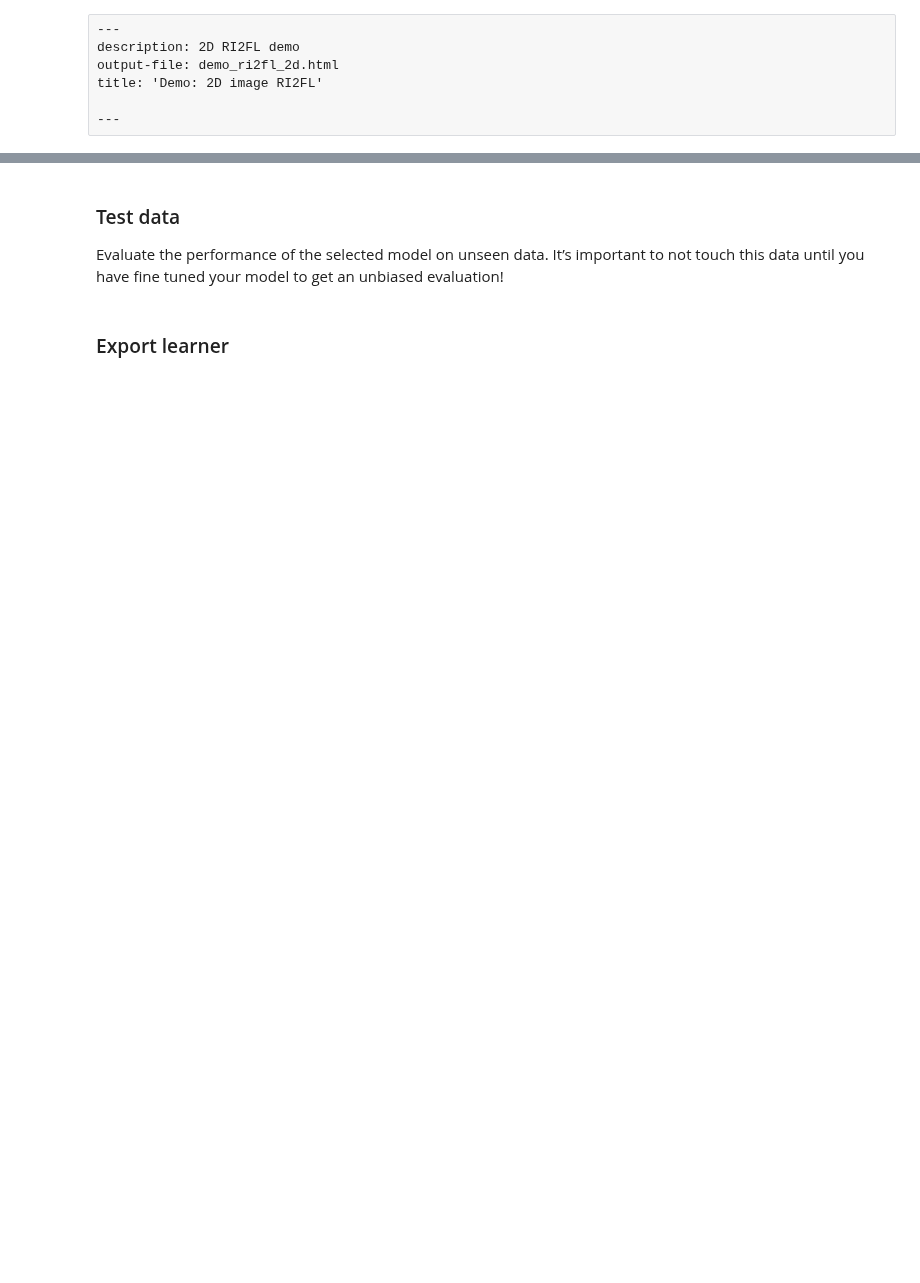
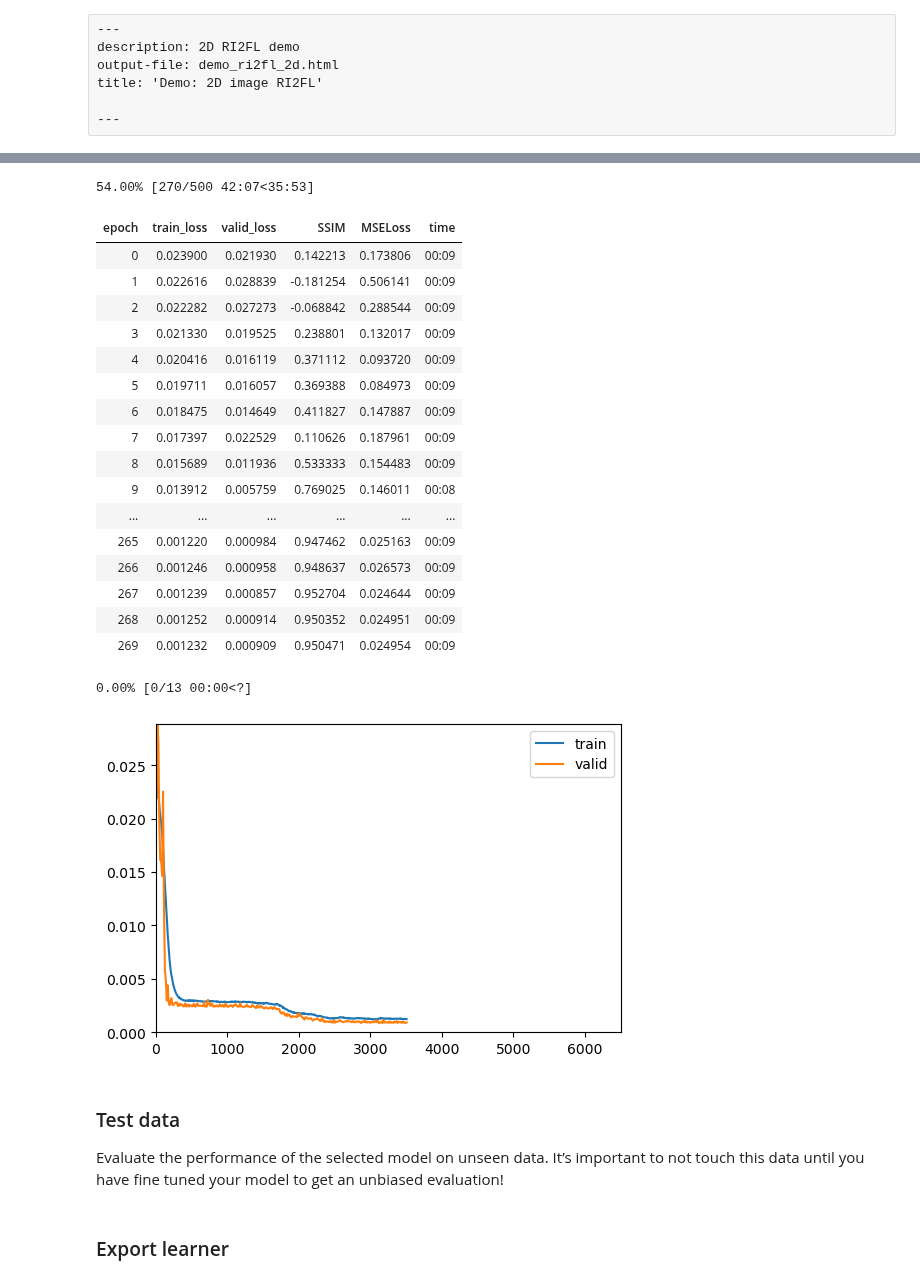
Before and after one commit to bmandracchia/bioMONAI, a Jupyter notebook: _proc/901_demo_RI2FL_2d.ipynb, the cells around one changed output, grey strips where cells are left out. Saved outputs shown, nothing was run; the diff lists cells and outputs as text; code cells hidden in the pictures; blank space fills up the shorter version.

```diff
--- a/_proc/901_demo_RI2FL_2d.ipynb
+++ b/_proc/901_demo_RI2FL_2d.ipynb
@@ -98,0 +32,24 @@ len(dls.train_ds.items), len(dls.valid_ds.items)
+# %%
+bs, size = 16, 128
+
+path = Path('../_data/Babesia/')
+path_x = path/'RI'
+path_y = path/'TRITC'
+
+data_ops = {
+    'blocks':       (BioImageBlock(cls=BioImageProject), BioImageBlock(cls=BioImage)),
+    'get_items':    get_image_files,
+    'get_y':        get_target(path_y, same_filename=False, signal_file_prefix='RI', target_file_prefix='TRITC'),
+    'splitter':     RandomSplitter(valid_pct=0.2),
+    'item_tfms':    [ScaleIntensity(minv=0.0, maxv=1.0),RandCrop2D(size), RandRot90(prob=0.5), RandFlip(prob=0.75)],
+    'bs': bs,
+}
+
+data = get_dataloader(
+    path_x,
+    show_summary=False,
+    **data_ops,
+    )
+
+# print length of training and validation datasets
+print('train images:', len(data.train_ds.items), '\nvalidation images:', len(data.valid_ds.items))
@@ -161 +64,40 @@ learn.fit_flat_cos(20,lr)
+# %%
+# model = DynUNet(spatial_dims=2, in_channels=1, out_channels=1, strides=(1, 2, 2),kernel_size=(3, 3, 3), upsample_kernel_size=(2, 2), res_block=True) # it tends to create hot pixels
+# model = BasicUNet(spatial_dims=2, in_channels=1, out_channels=1)
+config_2d = DeeplabConfig(
+    dimensions=2,
+    in_channels=1,
+    out_channels=1,
+    backbone="resnet10",
+    aspp_dilations=[1, 6, 12, 18]
+)
+model = Deeplab(config_2d)
+
+loss = MSSSIML1Loss(2, levels=2) #CombinedLoss(alpha=0, beta=0.5)
+metrics = [SSIMMetric, MSELoss]
+
+trainer = fastTrainer(data, model, loss_fn=loss, metrics=metrics, show_summary=False)
+# %%
+trainer.fit_flat_cos(500)
+# %% [output]
+54.00% [270/500 42:07<35:53]
+| epoch | train_loss | valid_loss | SSIM | MSELoss | time |
+| 0 | 0.023900 | 0.021930 | 0.142213 | 0.173806 | 00:09 |
+| 1 | 0.022616 | 0.028839 | -0.181254 | 0.506141 | 00:09 |
+| 2 | 0.022282 | 0.027273 | -0.068842 | 0.288544 | 00:09 |
+| 3 | 0.021330 | 0.019525 | 0.238801 | 0.132017 | 00:09 |
+| 4 | 0.020416 | 0.016119 | 0.371112 | 0.093720 | 00:09 |
+| 5 | 0.019711 | 0.016057 | 0.369388 | 0.084973 | 00:09 |
+| 6 | 0.018475 | 0.014649 | 0.411827 | 0.147887 | 00:09 |
+| 7 | 0.017397 | 0.022529 | 0.110626 | 0.187961 | 00:09 |
+| 8 | 0.015689 | 0.011936 | 0.533333 | 0.154483 | 00:09 |
+| 9 | 0.013912 | 0.005759 | 0.769025 | 0.146011 | 00:08 |
+| ... | ... | ... | ... | ... | ... |
+| 265 | 0.001220 | 0.000984 | 0.947462 | 0.025163 | 00:09 |
+| 266 | 0.001246 | 0.000958 | 0.948637 | 0.026573 | 00:09 |
+| 267 | 0.001239 | 0.000857 | 0.952704 | 0.024644 | 00:09 |
+| 268 | 0.001252 | 0.000914 | 0.950352 | 0.024951 | 00:09 |
+| 269 | 0.001232 | 0.000909 | 0.950471 | 0.024954 | 00:09 |
+0.00% [0/13 00:00<?]
+[figure, added]
 # %%
```
Also changed, not shown: parts of 26 cells of this notebook, 30 other files.
